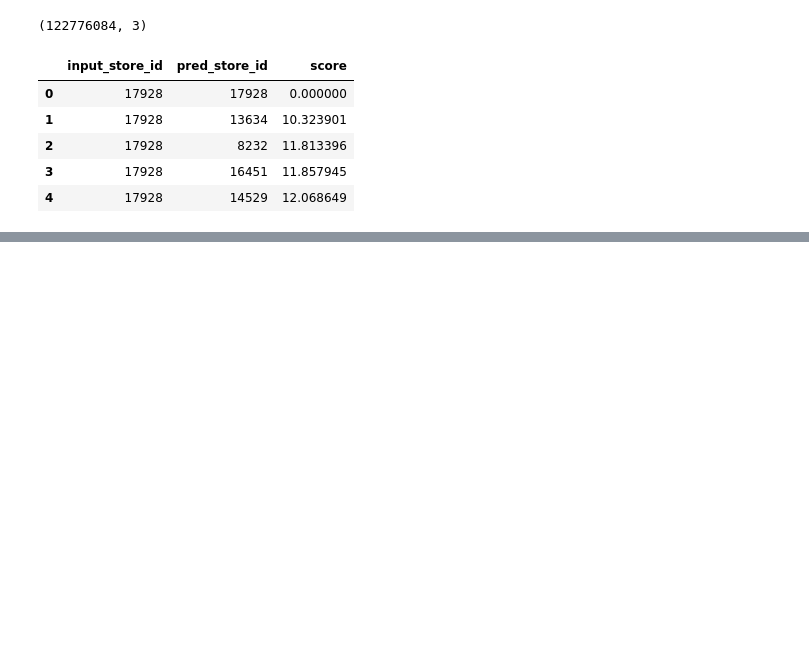
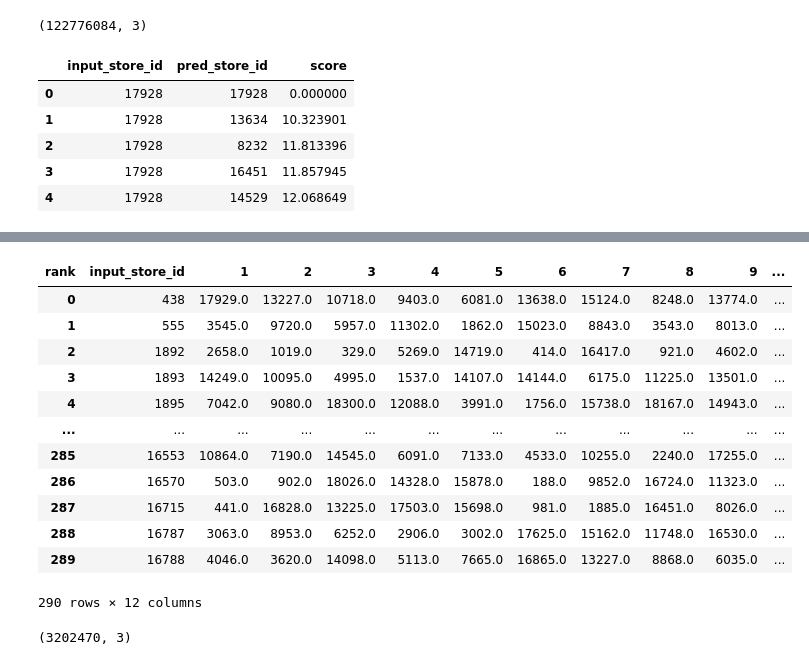
Before and after one commit to Fayord/cro_location_intelligence, a Jupyter notebook: reverse_image_search/merge_search_result.ipynb, the cells around one changed output, grey strips where cells are left out. Drawn from its saved outputs; the diff is of its cells as text; code cells hidden in the pictures; blank space fills up the shorter version.

```diff
--- a/reverse_image_search/merge_search_result.ipynb
+++ b/reverse_image_search/merge_search_result.ipynb
@@ -43,0 +1813,41 @@ all_df.to_feather("search_result.feather")
+# %%
+# group by input_store_id then expand pred_store_id to columns for 10 smallest score
+test_df = all_df[:]
+test_df = test_df[test_df["input_store_id"].isin(selected_store_id_list)]
+result_df = test_df.groupby("input_store_id").apply(
+    lambda x: x.sort_values(by="score", ascending=True).head(11)
+)
+# change index name
+result_df = result_df.reset_index(drop=True)
+# display(result_df)
+# remove row that input_store_id == pred_store_id
+result_df = result_df[result_df["input_store_id"] != result_df["pred_store_id"]]
+# for each group add new column with name rank and value is 1 to 10
+result_df["rank"] = result_df.groupby("input_store_id").cumcount() + 1
+# pivot pred_store_id with reserve order
+result_df = result_df.pivot(
+    index="input_store_id", columns="rank", values="pred_store_id"
+)
+result_df = result_df.reset_index()
+
+
+# result_df = result_df.reset_index()
+result_df
+# %% [output]
+| rank | input_store_id | 1 | 2 | 3 | 4 | 5 | 6 | 7 | 8 | 9 | ... |
+| 0 | 438 | 17929.0 | 13227.0 | 10718.0 | 9403.0 | 6081.0 | 13638.0 | 15124.0 | 8248.0 | 13774.0 | ... |
+| 1 | 555 | 3545.0 | 9720.0 | 5957.0 | 11302.0 | 1862.0 | 15023.0 | 8843.0 | 3543.0 | 8013.0 | ... |
+| 2 | 1892 | 2658.0 | 1019.0 | 329.0 | 5269.0 | 14719.0 | 414.0 | 16417.0 | 921.0 | 4602.0 | ... |
+| 3 | 1893 | 14249.0 | 10095.0 | 4995.0 | 1537.0 | 14107.0 | 14144.0 | 6175.0 | 11225.0 | 13501.0 | ... |
+| 4 | 1895 | 7042.0 | 9080.0 | 18300.0 | 12088.0 | 3991.0 | 1756.0 | 15738.0 | 18167.0 | 14943.0 | ... |
+| ... | ... | ... | ... | ... | ... | ... | ... | ... | ... | ... | ... |
+| 285 | 16553 | 10864.0 | 7190.0 | 14545.0 | 6091.0 | 7133.0 | 4533.0 | 10255.0 | 2240.0 | 17255.0 | ... |
+| 286 | 16570 | 503.0 | 902.0 | 18026.0 | 14328.0 | 15878.0 | 188.0 | 9852.0 | 16724.0 | 11323.0 | ... |
+| 287 | 16715 | 441.0 | 16828.0 | 13225.0 | 17503.0 | 15698.0 | 981.0 | 1885.0 | 16451.0 | 8026.0 | ... |
+| 288 | 16787 | 3063.0 | 8953.0 | 6252.0 | 2906.0 | 3002.0 | 17625.0 | 15162.0 | 11748.0 | 16530.0 | ... |
+| 289 | 16788 | 4046.0 | 3620.0 | 14098.0 | 5113.0 | 7665.0 | 16865.0 | 13227.0 | 8868.0 | 6035.0 | ... |
+290 rows × 12 columns
+# %%
+test_df.shape
+# %% [output]
+(3202470, 3)
```
Also changed, not shown: parts of 7 cells of this notebook, 8 other files.
